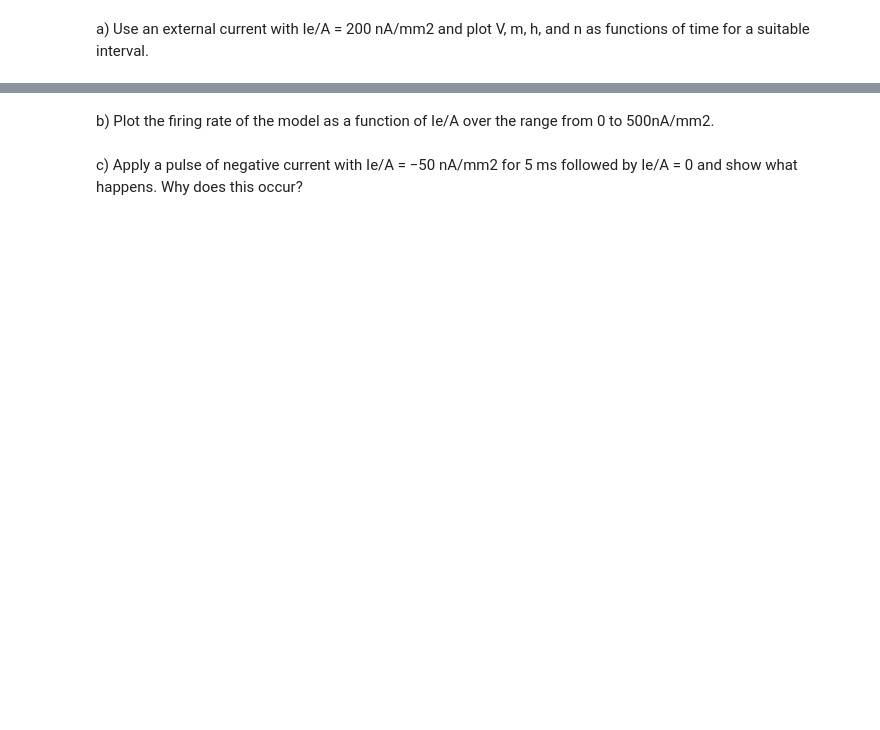
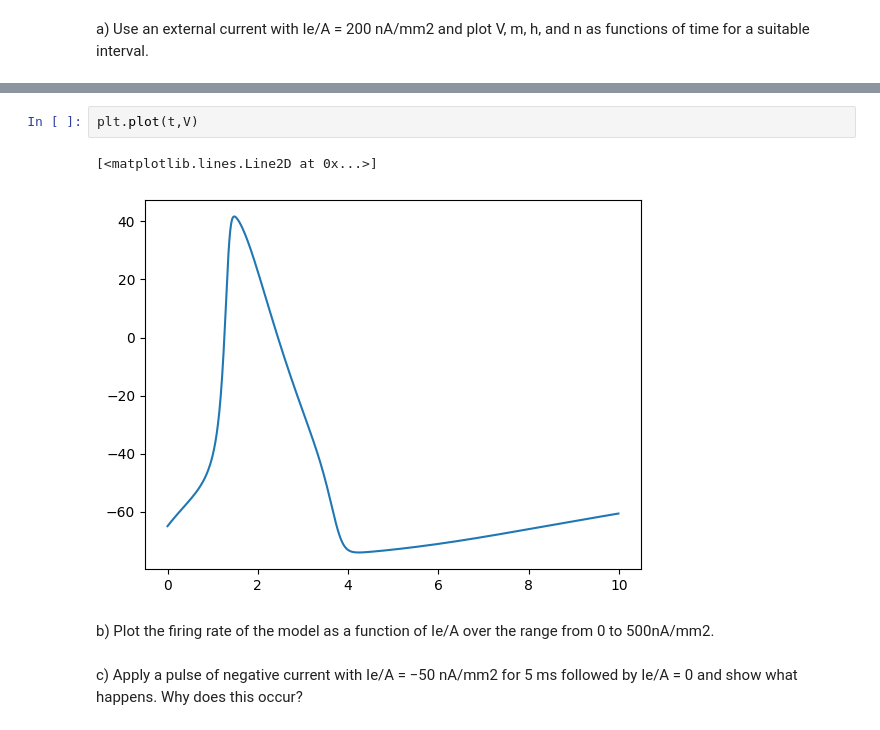
Before and after one commit to Mintherbi/Theoretical-Neuroscience, a Jupyter notebook: Hudgkin Huxley Model.ipynb, the cells around one changed output, grey strips where cells are left out. Saved outputs shown, nothing was run; the diff lists cells and outputs as text; blank space fills up the shorter version.

```diff
--- a/Hudgkin Huxley Model.ipynb
+++ b/Hudgkin Huxley Model.ipynb
@@ -102,3 +111,8 @@ plt.plot(h)
+# %%
+plt.plot(t,V)
+# %% [output]
+[<matplotlib.lines.Line2D at 0x...>]
+[figure, added]
 # %% [markdown]
 b) Plot the firing rate of the model as a function of Ie/A over the range from 0 to 500nA/mm2.
 # %% [markdown]
```
Also changed, not shown: parts of 3 cells of this notebook.
